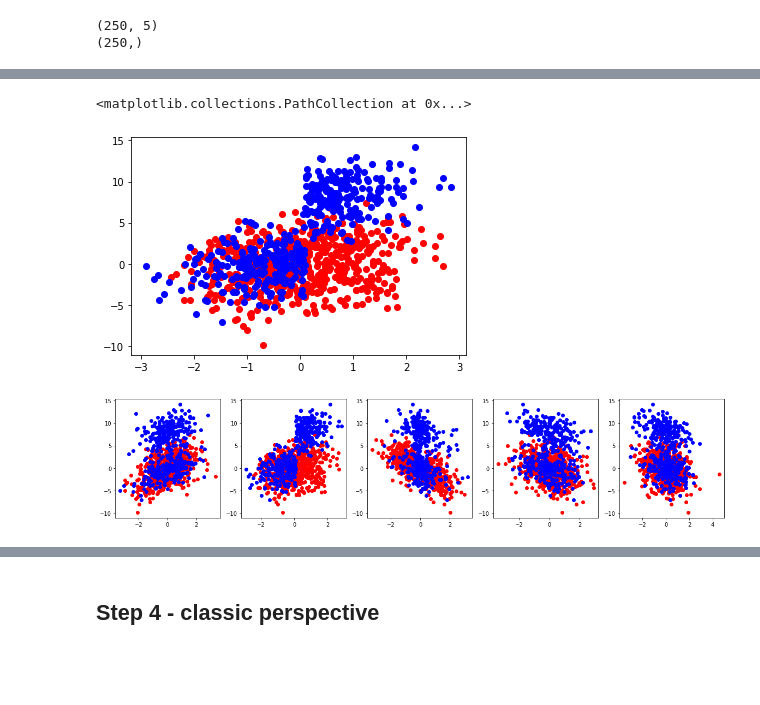
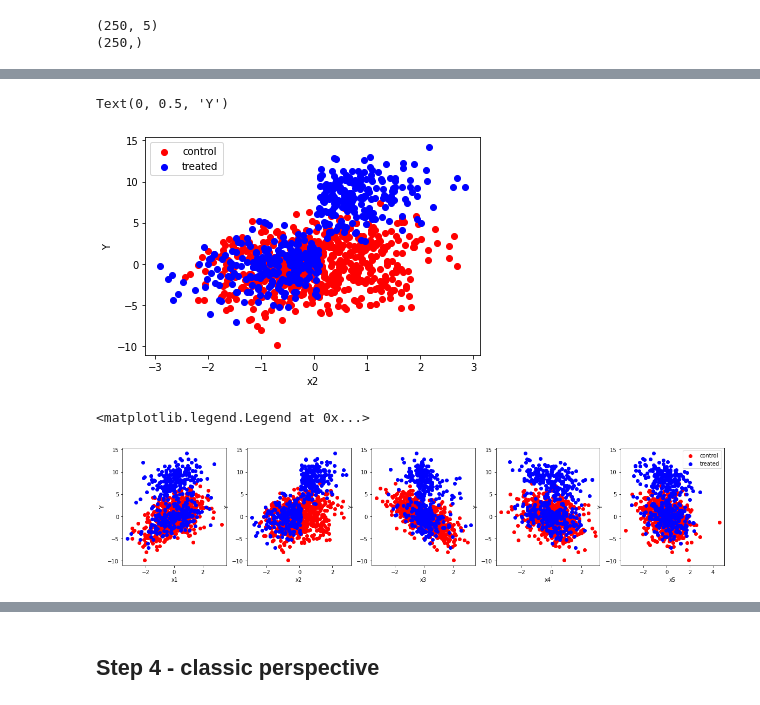
Before and after one commit to misoc-mml/ncrm-causality-2022, a Jupyter notebook: labs/part_2/Tutorial_Synth.ipynb, the cells around one changed output, grey strips where cells are left out. Saved outputs shown, nothing was run; the diff lists cells and outputs as text; code cells hidden in the pictures; blank space fills up the shorter version.

```diff
--- a/labs/part_2/Tutorial_Synth.ipynb
+++ b/labs/part_2/Tutorial_Synth.ipynb
@@ -168,4 +169,6 @@ bins=20
 fig, axs = plt.subplots(1, 5, figsize=(20, 4))
 for i, ax in enumerate(axs):
   ax.hist(X_train[:, i], bins=bins)
+  ax.set_xlabel(f'x{i+1}')
+  ax.set_ylabel('Freq')
 # %% [output]
@@ -173,14 +190,21 @@ for i, ax in enumerate(axs):
 # %%
 id = 1
-plt.scatter(X_train[t_train==0, id], y_train[t_train==0], c='red')
-plt.scatter(X_train[t_train==1, id], y_train[t_train==1], c='blue')
+plt.scatter(X_train[t_train==0, id], y_train[t_train==0], c='red', label='control')
+plt.scatter(X_train[t_train==1, id], y_train[t_train==1], c='blue', label='treated')
+plt.legend()
+plt.xlabel(f'x{id+1}')
+plt.ylabel('Y')
 # %% [output]
-<matplotlib.collections.PathCollection at 0x...>
+Text(0, 0.5, 'Y')
-[figure, old version]
+[figure, new version]
 # %%
 fig, axs = plt.subplots(1, 5, figsize=(20, 4))
 for i, ax in enumerate(axs):
-  ax.scatter(X_train[t_train==0, i], y_train[t_train==0], c='red')
-  ax.scatter(X_train[t_train==1, i], y_train[t_train==1], c='blue')
+  ax.scatter(X_train[t_train==0, i], y_train[t_train==0], c='red', label='control')
+  ax.scatter(X_train[t_train==1, i], y_train[t_train==1], c='blue', label='treated')
+  ax.set_xlabel(f'x{i+1}')
+  ax.set_ylabel('Y')
+plt.legend()
 # %% [output]
+<matplotlib.legend.Legend at 0x...>
-[figure, old version]
+[figure, new version]
```
Also changed, not shown: parts of 59 cells of this notebook.
